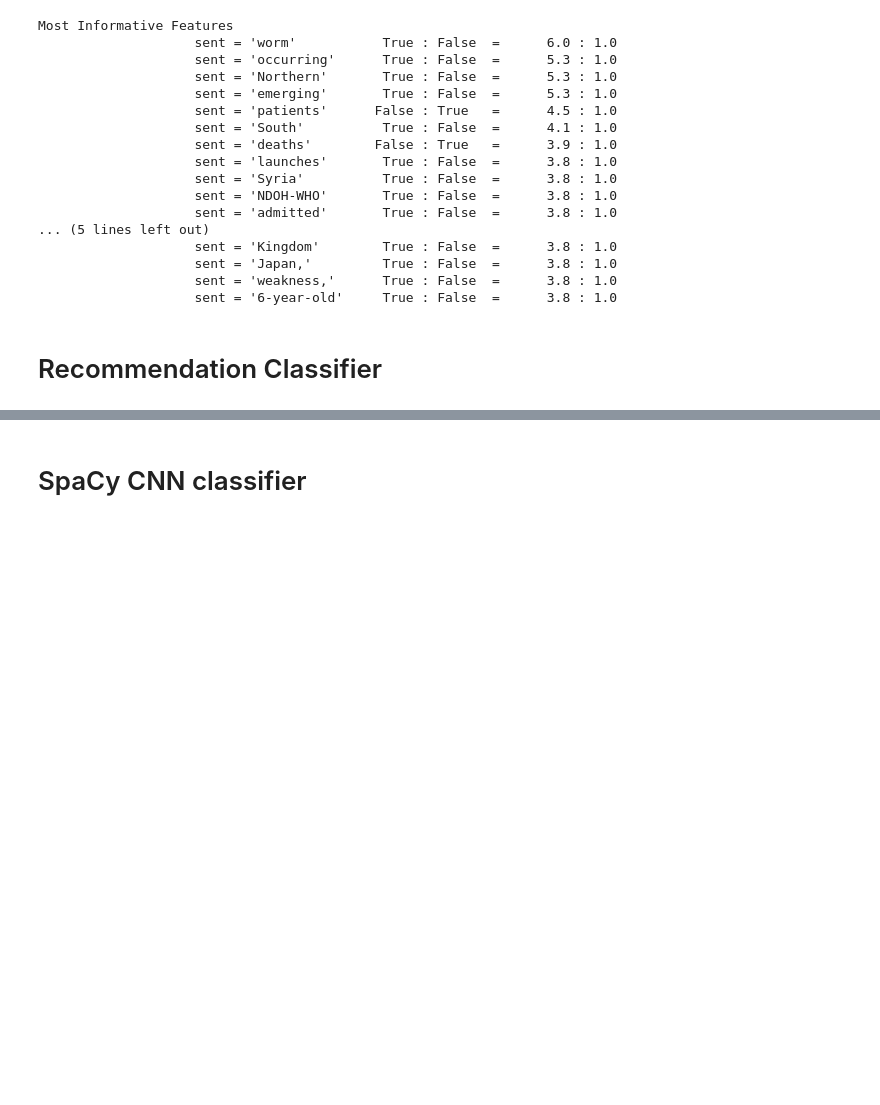
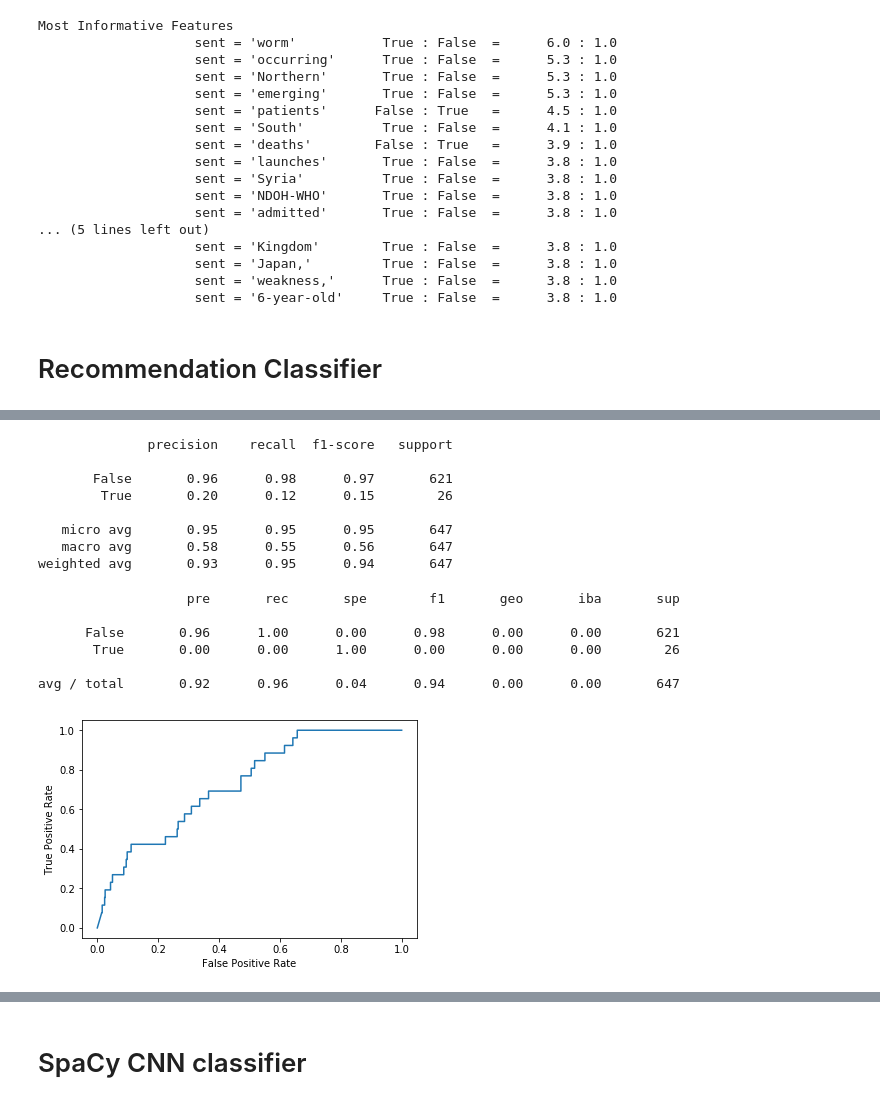
Before and after one commit to aauss/EventEpi, a Jupyter notebook: classification.ipynb, the cells around one changed output, grey strips where cells are left out. Saved outputs shown, nothing was run; the diff lists cells and outputs as text; code cells hidden in the pictures; blank space fills up the shorter version.

```diff
--- a/classification.ipynb
+++ b/classification.ipynb
@@ -112,0 +162,10 @@ df_recommand = RecommenderLabeling().data_output()
+# %%
+from sklearn.naive_bayes import ComplementNB
+
+text_clf_c = Pipeline([
+    ('vect', CountVectorizer()),
+    #('tfidf', TfidfTransformer()),
+    ('clf', ComplementNB()),
+])
+
+text_clf_c.fit(train_texts, train_cats)
@@ -113,3 +180,23 @@ df_recommand = RecommenderLabeling().data_output()
+# %%
+plot_roc(text_clf_c, dev_texts, dev_cats, 'complement')
+print(classification_report(dev_cats, text_clf_c.predict(dev_texts)))
+print(classification_report_imbalanced(dev_cats, text_clf.predict(dev_texts)))
+# %% [output]
+              precision    recall  f1-score   support
+
+       False       0.96      0.98      0.97       621
+        True       0.20      0.12      0.15        26
+
+   micro avg       0.95      0.95      0.95       647
+   macro avg       0.58      0.55      0.56       647
+weighted avg       0.93      0.95      0.94       647
+                   pre       rec       spe        f1       geo       iba       sup
+
+      False       0.96      1.00      0.00      0.98      0.00      0.00       621
+       True       0.00      0.00      1.00      0.00      0.00      0.00        26
+
+avg / total       0.92      0.96      0.04      0.94      0.00      0.00       647
+[figure, added]
 # %%
 df_tiers = RecommenderTierAnnotation().data_output()
 # %%
```
Also changed, not shown: parts of 33 cells of this notebook.
